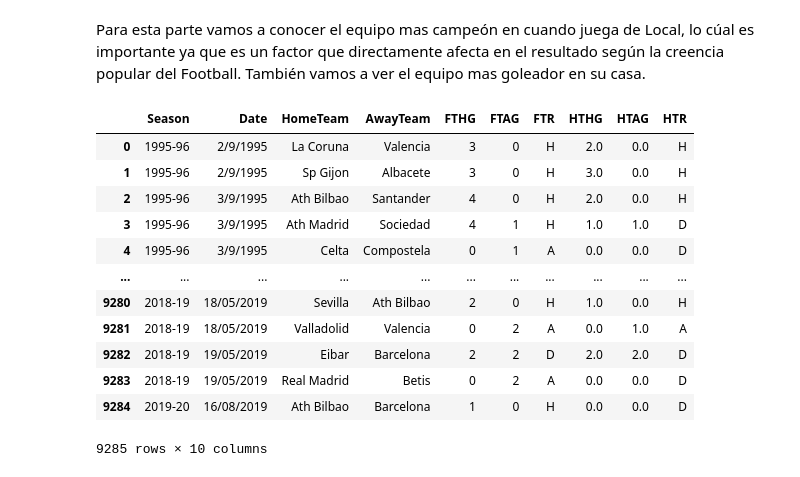
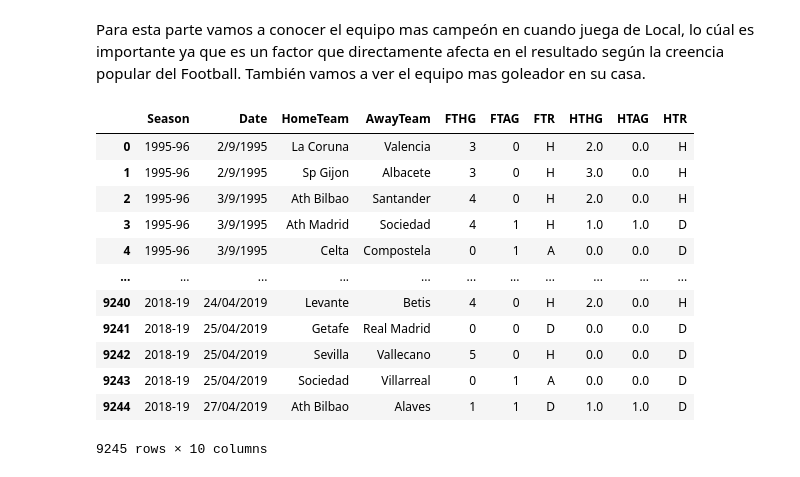
Before and after one commit to tru17189/WhoGonnaWinLaLiga, a Jupyter notebook: Analisis Exploratorio .ipynb, the cells around one changed output. Saved outputs shown, nothing was run; the diff lists cells and outputs as text; code cells hidden in the pictures.

```diff
--- a/Analisis Exploratorio .ipynb
+++ b/Analisis Exploratorio .ipynb
@@ -82,21 +82,21 @@ plt.show()
 Para esta parte vamos a conocer el equipo mas campeón en cuando juega de Local, lo cúal es importante ya que es un factor que directamente afecta en el resultado según la creencia popular del Football. También vamos a ver el equipo mas goleador en su casa.
 # %%
 data = pd.read_csv('Info_para_usar\LaLiga Complete Matches 1995-2020.csv')
-data.head(9285)
+data.head(9245)
 # %% [output]
 |  | Season | Date | HomeTeam | AwayTeam | FTHG | FTAG | FTR | HTHG | HTAG | HTR |
 | 0 | 1995-96 | 2/9/1995 | La Coruna | Valencia | 3 | 0 | H | 2.0 | 0.0 | H |
 | 1 | 1995-96 | 2/9/1995 | Sp Gijon | Albacete | 3 | 0 | H | 3.0 | 0.0 | H |
 | 2 | 1995-96 | 3/9/1995 | Ath Bilbao | Santander | 4 | 0 | H | 2.0 | 0.0 | H |
 | 3 | 1995-96 | 3/9/1995 | Ath Madrid | Sociedad | 4 | 1 | H | 1.0 | 1.0 | D |
 | 4 | 1995-96 | 3/9/1995 | Celta | Compostela | 0 | 1 | A | 0.0 | 0.0 | D |
 | ... | ... | ... | ... | ... | ... | ... | ... | ... | ... | ... |
-| 9280 | 2018-19 | 18/05/2019 | Sevilla | Ath Bilbao | 2 | 0 | H | 1.0 | 0.0 | H |
-| 9281 | 2018-19 | 18/05/2019 | Valladolid | Valencia | 0 | 2 | A | 0.0 | 1.0 | A |
-| 9282 | 2018-19 | 19/05/2019 | Eibar | Barcelona | 2 | 2 | D | 2.0 | 2.0 | D |
-| 9283 | 2018-19 | 19/05/2019 | Real Madrid | Betis | 0 | 2 | A | 0.0 | 0.0 | D |
-| 9284 | 2019-20 | 16/08/2019 | Ath Bilbao | Barcelona | 1 | 0 | H | 0.0 | 0.0 | D |
+| 9240 | 2018-19 | 24/04/2019 | Levante | Betis | 4 | 0 | H | 2.0 | 0.0 | H |
+| 9241 | 2018-19 | 25/04/2019 | Getafe | Real Madrid | 0 | 0 | D | 0.0 | 0.0 | D |
+| 9242 | 2018-19 | 25/04/2019 | Sevilla | Vallecano | 5 | 0 | H | 0.0 | 0.0 | D |
+| 9243 | 2018-19 | 25/04/2019 | Sociedad | Villarreal | 0 | 1 | A | 0.0 | 0.0 | D |
+| 9244 | 2018-19 | 27/04/2019 | Ath Bilbao | Alaves | 1 | 1 | D | 1.0 | 1.0 | D |
-9285 rows × 10 columns
+9245 rows × 10 columns
 # %%
 #BARCELONA RESULTADOS COMO LOCAL
 numero = 0
```
Also changed, not shown: parts of 2 cells of this notebook.
